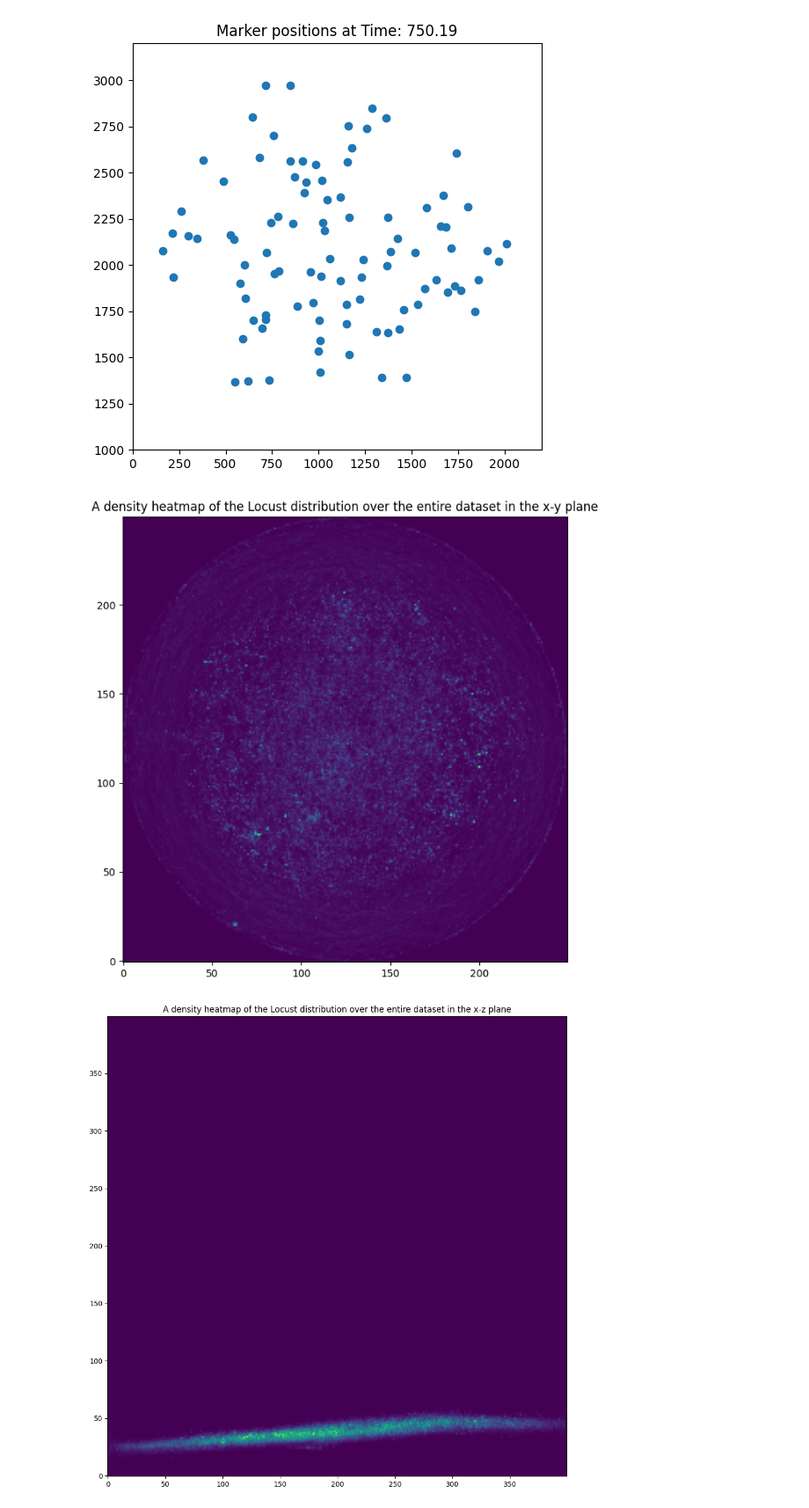
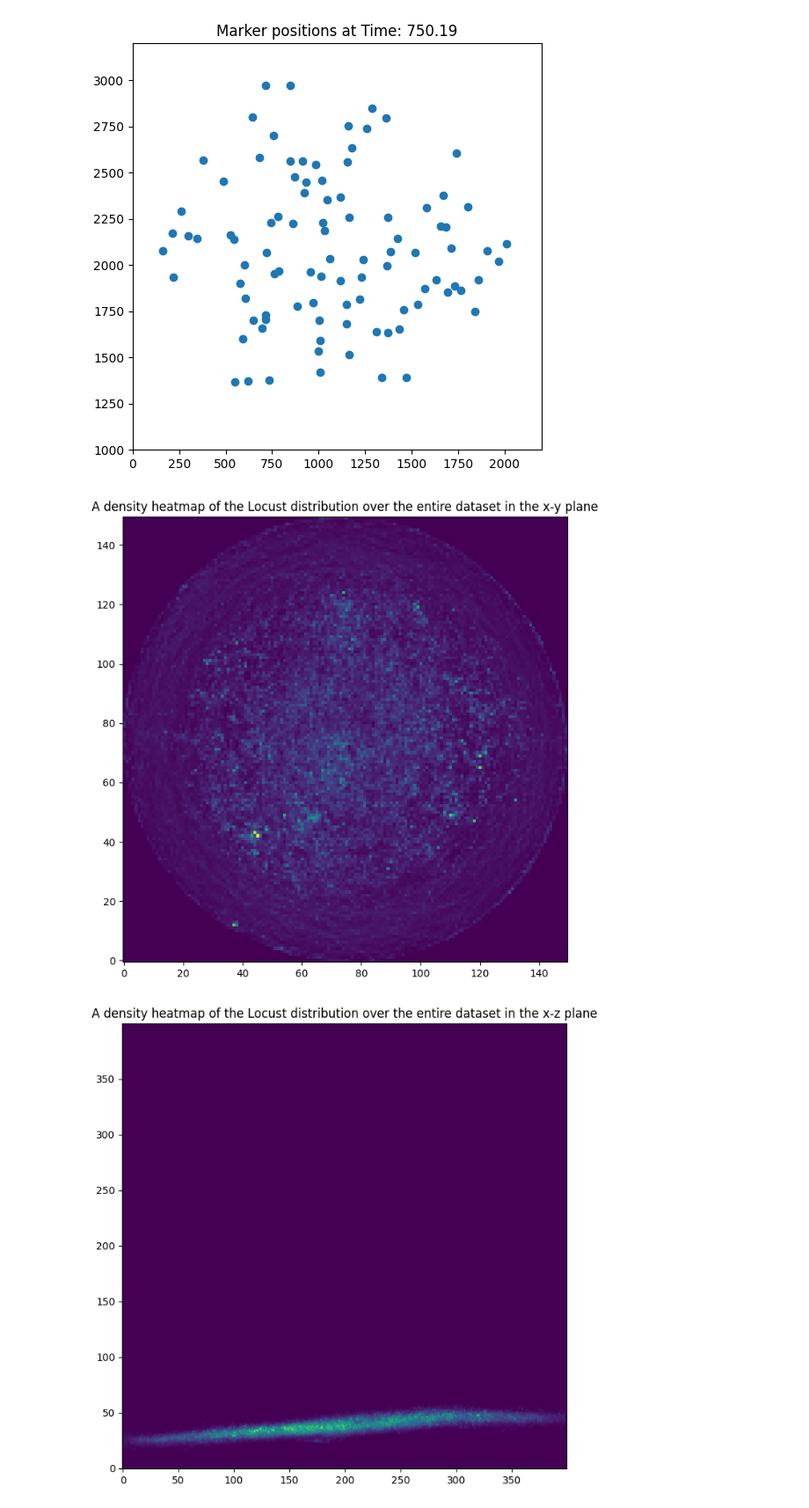
Before and after one commit to Mark-Bugden/Locust-Physics, a Jupyter notebook: Data_exploration.ipynb, the cells around one changed output. Shown at 88% size. Saved outputs shown, nothing was run; the diff lists cells and outputs as text; code cells hidden in the pictures.

```diff
--- a/Data_exploration.ipynb
+++ b/Data_exploration.ipynb
@@ -265,11 +297,7 @@ plt.show()
 # %% [output]
 [figure]
 # %%
-# Let's see a density heatmap of the locusts in the arena. We will need to remove the arena markers and L markers
-
-#X_df = ndf[X_subset].drop([f' X.{label}' for label in arena_marker_labels+L_marker_labels], axis=1).to_numpy()
-#Y_df = ndf[Y_subset].drop([f' Y.{label}' for label in arena_marker_labels+L_marker_labels], axis=1).to_numpy()
-#Z_df = ndf[Z_subset].drop([f' Z.{label}' for label in arena_marker_labels+L_marker_labels], axis=1).to_numpy()
+# Let's see a density heatmap of the locusts in the arena.
 
 X_df = ndf[X_subset].to_numpy()
 Y_df = ndf[Y_subset].to_numpy()
@@ -278,7 +306,7 @@ Z_df = ndf[Z_subset].to_numpy()
 
 
 
-heatmap, xedges, yedges = np.histogram2d(X_df[~np.isnan(X_df)], Y_df[~np.isnan(Y_df)], bins=250)
+heatmap, xedges, yedges = np.histogram2d(X_df[~np.isnan(X_df)], Y_df[~np.isnan(Y_df)], bins=150)
 
 
 fig = plt.figure(figsize=(8,8))
@@ -291,22 +319,22 @@ plt.title('A density heatmap of the Locust distribution over the entire dataset
 plt.imshow(heatmap.T, origin='lower')
 plt.show()
 # %% [output]
-[figure, old version]
+[figure, new version]
 # %%
 heatmap, xedges, yedges = np.histogram2d(X_df[~np.isnan(X_df)], Z_df[~np.isnan(Y_df)], bins=400)
 
 
-fig = plt.figure(figsize=(12,12))
+fig = plt.figure(figsize=(8,8))
 ax = plt.subplot(111)
 
 
 
 
 plt.title('A density heatmap of the Locust distribution over the entire dataset in the x-z plane')
 plt.imshow(heatmap.T, origin='lower')
 plt.show()
 # %% [output]
-[figure, old version]
+[figure, new version]
 # %%
 # Let's graph the distribution of the x and y velocities now. We will start with just a single locust, and then graph the distribution for all the locusts.
 
```
Also changed, not shown: parts of 4 cells of this notebook.
